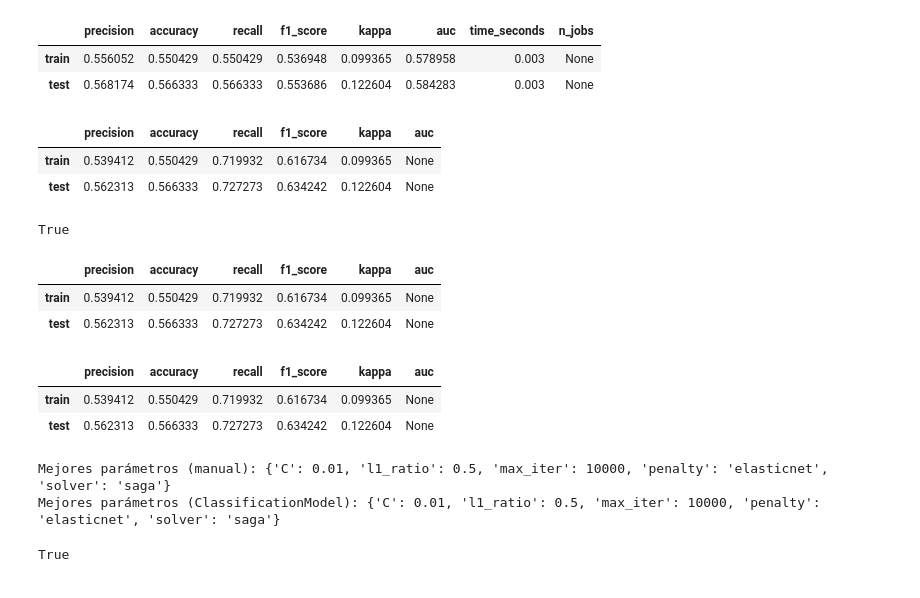
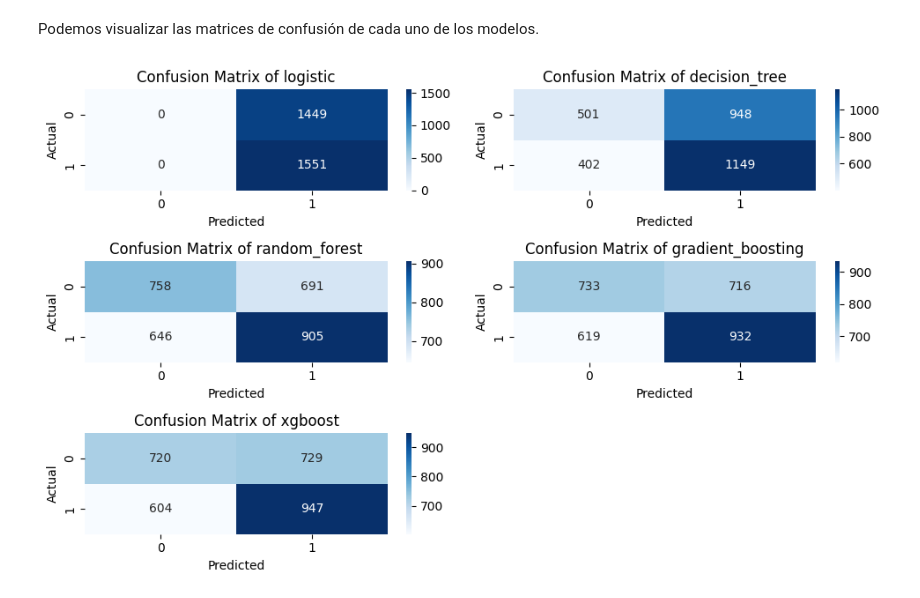
Before and after one commit to yanruwu/hackio-lab-modelo-clasificacion, a Jupyter notebook: modulo8-leccion10-ajuste-compracion-modelos.ipynb, the cells around one changed output. Cells and saved outputs as stored; diff of their text form; code cells hidden in the pictures.

Commit message:
Analysis complete, all models tested

```diff
--- a/modulo8-leccion10-ajuste-compracion-modelos.ipynb
+++ b/modulo8-leccion10-ajuste-compracion-modelos.ipynb
@@ -180,0 +127,9 @@ y_train_pred_class = model.resultados["logistic"]["pred_train"]
+# %%
+print("Training Árbol de Decisión\n")
+start_time = time.time()
+decisiontree = model.train("decision_tree", params = parametros_dt, scoring="recall", verbose = 1)
+print()
+print("Time:", time.time() - start_time)
+print()
+print(decisiontree)
+print("----"*20)
@@ -180,0 +146,9 @@ y_train_pred_class = model.resultados["logistic"]["pred_train"]
+# %%
+print("Training Random Forest\n")
+start_time = time.time()
+randomforest = model.train("random_forest", params = parametros_rf, scoring="recall", verbose = 1)
+print()
+print("Time:", time.time() - start_time)
+print()
+print(randomforest)
+print("----"*20)
@@ -180,0 +166,9 @@ y_train_pred_class = model.resultados["logistic"]["pred_train"]
+# %%
+print("Training Gradient Boosting\n")
+start_time = time.time()
+gradientboost = model.train("gradient_boosting", params = parametros_gb, scoring="recall", verbose = 1)
+print()
+print("Time:", time.time() - start_time)
+print()
+print(gradientboost)
+print("----"*20)
@@ -180,0 +186,8 @@ y_train_pred_class = model.resultados["logistic"]["pred_train"]
+# %%
+print("Training XGBoost\n")
+start_time = time.time()
+xgboost = model.train("xgboost", params = parametros_xgb, scoring="recall", verbose = 1)
+print()
+print("Time:", time.time() - start_time)
+print()
+print(xgboost)
@@ -181,38 +212,6 @@ y_train_pred_class = model.resultados["logistic"]["pred_train"]
+# %% [markdown]
+Podemos visualizar las matrices de confusión de cada uno de los modelos.
 # %%
-model.display_metrics()
+model.plot_confusion_matrix()
 # %% [output]
-|  | precision | accuracy | recall | f1_score | kappa | auc | time_seconds | n_jobs |
-| train | 0.556052 | 0.550429 | 0.550429 | 0.536948 | 0.099365 | 0.578958 | 0.003 | None |
-| test | 0.568174 | 0.566333 | 0.566333 | 0.553686 | 0.122604 | 0.584283 | 0.003 | None |
+[figure, added]
-# %%
-metricas_logisticas(y_train, y_train_pred_class, y_test, y_test_pred_class)
-# %% [output]
-|  | precision | accuracy | recall | f1_score | kappa | auc |
-| train | 0.539412 | 0.550429 | 0.719932 | 0.616734 | 0.099365 | None |
-| test | 0.562313 | 0.566333 | 0.727273 | 0.634242 | 0.122604 | None |
-# %%
-all(model.X_train == X_train)
-# %% [output]
-True
-# %%
-metricas_logisticas(y_train, y_train_predict, y_test, y_test_predict)
-# %% [output]
-|  | precision | accuracy | recall | f1_score | kappa | auc |
-| train | 0.539412 | 0.550429 | 0.719932 | 0.616734 | 0.099365 | None |
-| test | 0.562313 | 0.566333 | 0.727273 | 0.634242 | 0.122604 | None |
-# %%
-calcular_metricas(y_train, y_train_predict, y_test, y_test_predict)
-# %% [output]
-|  | precision | accuracy | recall | f1_score | kappa | auc |
-| train | 0.539412 | 0.550429 | 0.719932 | 0.616734 | 0.099365 | None |
-| test | 0.562313 | 0.566333 | 0.727273 | 0.634242 | 0.122604 | None |
-# %%
-print("Mejores parámetros (manual):", gridsearch.best_params_)
-print("Mejores parámetros (ClassificationModel):", model.get_best_params())
-# %% [output]
-Mejores parámetros (manual): {'C': 0.01, 'l1_ratio': 0.5, 'max_iter': 10000, 'penalty': 'elasticnet', 'solver': 'saga'}
-Mejores parámetros (ClassificationModel): {'C': 0.01, 'l1_ratio': 0.5, 'max_iter': 10000, 'penalty': 'elasticnet', 'solver': 'saga'}
-# %%
-all(model.resultados["logistic"]["pred_train"] == y_train_predict)
-# %% [output]
-True
```
Also changed, not shown: parts of 25 cells of this notebook, 1 other file.
